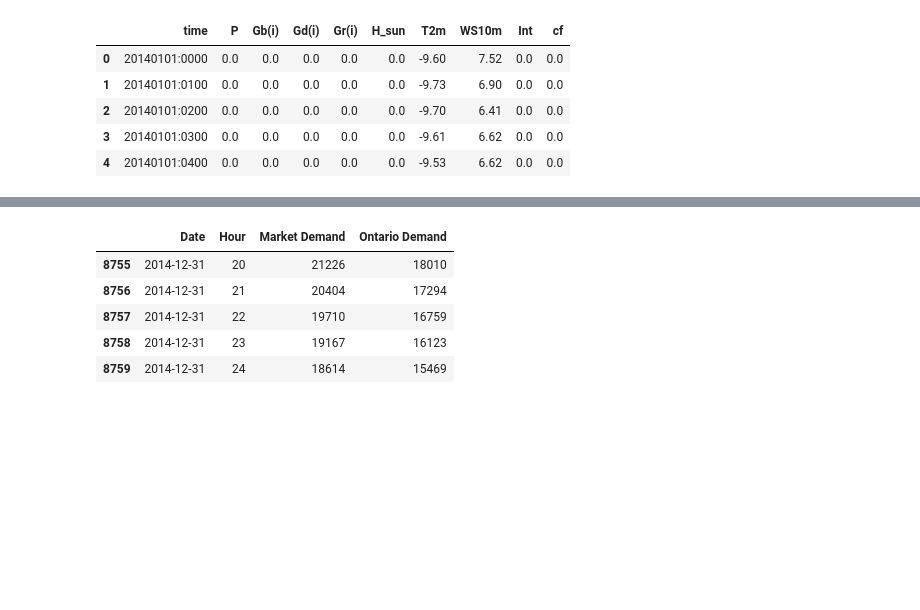
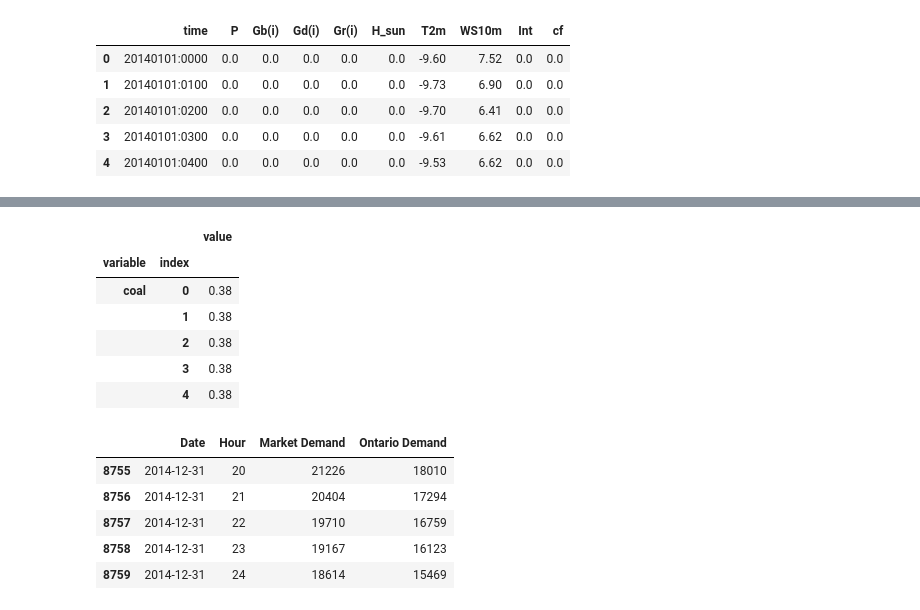
Before and after one commit to david-huck/ontario_esm, a Jupyter notebook: ontario_esm.ipynb, the cells around one changed output, grey strips where cells are left out. Cells and saved outputs as stored; diff of their text form; code cells hidden in the pictures; blank space fills up the shorter version.

```diff
--- a/ontario_esm.ipynb
+++ b/ontario_esm.ipynb
@@ -79,6 +94,15 @@ eff_df.rename({"cf":"pv"}, axis=1, inplace=True)
 # %%
 eff_df_long = eff_df.melt(ignore_index=False).reset_index().set_index(["variable","index"])
 eff_df_long = eff_df_long.sort_index()
+eff_df_long.head()
+# %% [output]
+|  |  | value |
+| variable | index |  |
+| coal | 0 | 0.38 |
+|  | 1 | 0.38 |
+|  | 2 | 0.38 |
+|  | 3 | 0.38 |
+|  | 4 | 0.38 |
 # %%
 ontario_demand_demand_path = "ontario_demand.csv"
 
```
Also changed, not shown: parts of 32 cells of this notebook, 2 other files.
